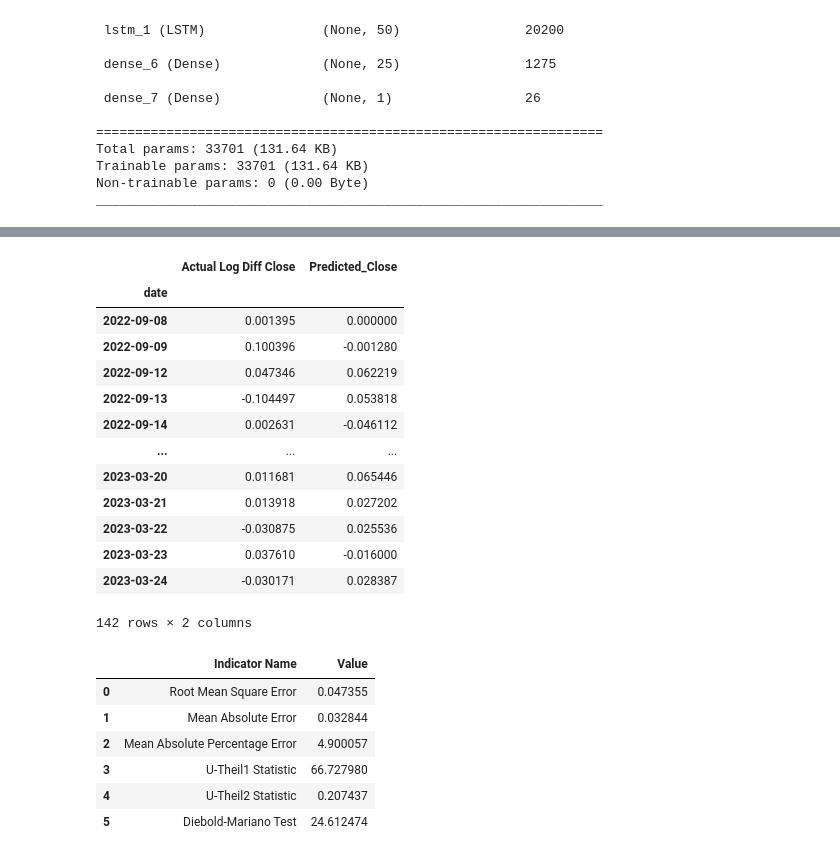
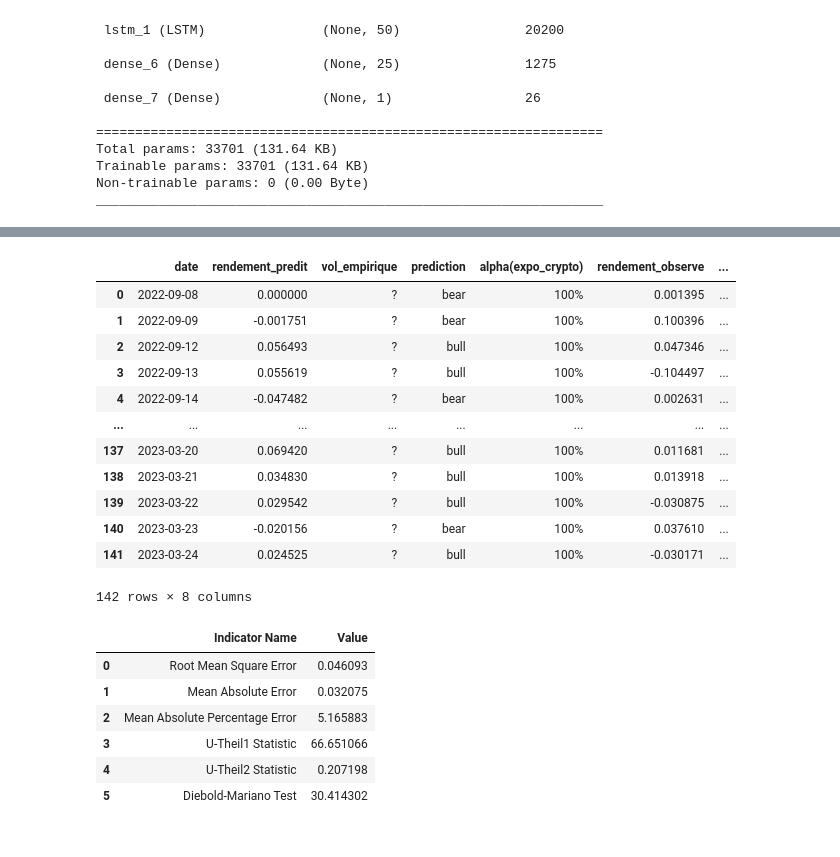
Before and after one commit to CodyAdam/datachallenge2024, a Jupyter notebook: src/final_BTC.ipynb, the cells around one changed output, grey strips where cells are left out. Cells and saved outputs as stored; diff of their text form; code cells hidden in the pictures.

```diff
--- a/src/final_BTC.ipynb
+++ b/src/final_BTC.ipynb
@@ -193,37 +215,45 @@ log_diff_actual = pd.DataFrame(df["Log_Diff_Close"], index=actual_prices_aligned
 # %%
-backtest_df = pd.concat([log_diff_actual, log_diff_predicted], axis=1)
-backtest_df.rename(columns={'Log_Diff_Close': 'Actual Log Diff Close', 'Predicted Close': 'Predicted Log Diff Close'}, inplace=True)
 money = 10000
 money_buy_and_hold = 10000
 money_evolution = []
 money_evolution_buy_and_hold = []
+backtest_values = []
 for i in range(len(log_diff_predicted)):
     money_buy_and_hold = money_buy_and_hold * (1 + log_diff_actual.iloc[i][0])
     money_evolution_buy_and_hold.append(money_buy_and_hold)
     if log_diff_predicted[i] > 0:
         money = money * (1 + log_diff_actual.iloc[i][0])
     else:
         money = money * (1 - log_diff_actual.iloc[i][0])
     money_evolution.append(money)
+    cur_date = log_diff_actual.index[i].strftime("%Y-%m-%d")
+    cur_rendement_predit = log_diff_predicted.iloc[i]
+    cur_vol_empirique = "?"
+    cur_prediction = "bull" if log_diff_predicted[i] > 0 else "bear"
+    cur_alpha = "100%"
+    cur_rendement_observe = log_diff_actual.iloc[i][0]
+    cur_valeur_portefeuille = money
+    cur_valeur_crypto = df.loc[cur_date, CLOSE]
+    backtest_values.append([cur_date, cur_rendement_predit, cur_vol_empirique, cur_prediction, cur_alpha, cur_rendement_observe, cur_valeur_portefeuille, cur_valeur_crypto])
 
-output_path = os.path.join(os.getcwd(), '../data/output', "backtest_"+CLOSE+".csv")
-backtest_df.to_csv(output_path, index=False)
-backtest_df
+backtest = pd.DataFrame(backtest_values, columns=['date', 'rendement_predit', 'vol_empirique', 'prediction', 'alpha(expo_crypto)', 'rendement_observe', 'valeur_portefeuille', 'valeur_crypto'])
+output_path = os.path.join(os.getcwd(), '../data/output', "backtest_"+CLOSE+".xlsx")
+backtest.to_excel(output_path, index=False)
+backtest
 # %% [output]
-|  | Actual Log Diff Close | Predicted_Close |
-| date |  |  |
-| 2022-09-08 | 0.001395 | 0.000000 |
-| 2022-09-09 | 0.100396 | -0.001280 |
-| 2022-09-12 | 0.047346 | 0.062219 |
-| 2022-09-13 | -0.104497 | 0.053818 |
-| 2022-09-14 | 0.002631 | -0.046112 |
-| ... | ... | ... |
-| 2023-03-20 | 0.011681 | 0.065446 |
-| 2023-03-21 | 0.013918 | 0.027202 |
-| 2023-03-22 | -0.030875 | 0.025536 |
-| 2023-03-23 | 0.037610 | -0.016000 |
-| 2023-03-24 | -0.030171 | 0.028387 |
+|  | date | rendement_predit | vol_empirique | prediction | alpha(expo_crypto) | rendement_observe | ... |
+| 0 | 2022-09-08 | 0.000000 | ? | bear | 100% | 0.001395 | ... |
+| 1 | 2022-09-09 | -0.001751 | ? | bear | 100% | 0.100396 | ... |
+| 2 | 2022-09-12 | 0.056493 | ? | bull | 100% | 0.047346 | ... |
+| 3 | 2022-09-13 | 0.055619 | ? | bull | 100% | -0.104497 | ... |
+| 4 | 2022-09-14 | -0.047482 | ? | bear | 100% | 0.002631 | ... |
+| ... | ... | ... | ... | ... | ... | ... | ... |
+| 137 | 2023-03-20 | 0.069420 | ? | bull | 100% | 0.011681 | ... |
+| 138 | 2023-03-21 | 0.034830 | ? | bull | 100% | 0.013918 | ... |
+| 139 | 2023-03-22 | 0.029542 | ? | bull | 100% | -0.030875 | ... |
+| 140 | 2023-03-23 | -0.020156 | ? | bear | 100% | 0.037610 | ... |
+| 141 | 2023-03-24 | 0.024525 | ? | bull | 100% | -0.030171 | ... |
-142 rows × 2 columns
+142 rows × 8 columns
 # %%
 # Calculate RMSE
 rmse = math.sqrt(mean_squared_error(actual_prices_aligned, predictions))
@@ -293,17 +323,17 @@ data = {
 table = pd.DataFrame(data)
 
 
-output_path = os.path.join(os.getcwd(), '../data/output', "performance_"+CLOSE+".csv")
-table.to_csv(output_path, index=False)
+output_path = os.path.join(os.getcwd(), '../data/output', "performance_"+CLOSE+".xlsx")
+table.to_excel(output_path, index=False)
 table
 # %% [output]
 |  | Indicator Name | Value |
-| 0 | Root Mean Square Error | 0.047355 |
-| 1 | Mean Absolute Error | 0.032844 |
-| 2 | Mean Absolute Percentage Error | 4.900057 |
-| 3 | U-Theil1 Statistic | 66.727980 |
-| 4 | U-Theil2 Statistic | 0.207437 |
-| 5 | Diebold-Mariano Test | 24.612474 |
+| 0 | Root Mean Square Error | 0.046093 |
+| 1 | Mean Absolute Error | 0.032075 |
+| 2 | Mean Absolute Percentage Error | 5.165883 |
+| 3 | U-Theil1 Statistic | 66.651066 |
+| 4 | U-Theil2 Statistic | 0.207198 |
+| 5 | Diebold-Mariano Test | 30.414302 |
 # %%
 # Existing plot for 'Close' prices
 plt.figure(figsize=(16, 8))
```
Also changed, not shown: parts of 5 cells of this notebook, 6 other files.
